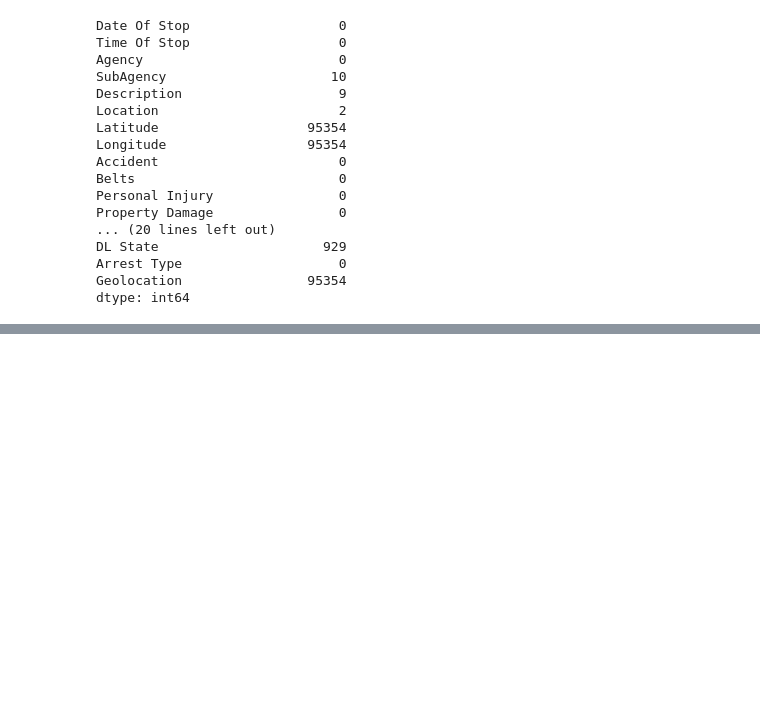
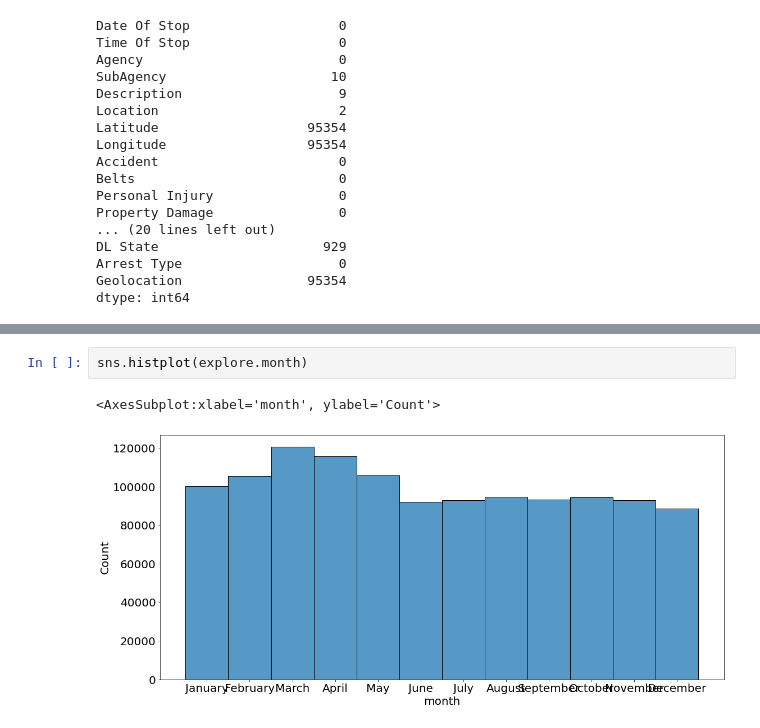
Before and after one commit to Chenchen070/Individual_project, a Jupyter notebook: workbook.ipynb, the cells around one changed output, grey strips where cells are left out. Drawn from its saved outputs; the diff is of its cells as text; blank space fills up the shorter version.

```diff
--- a/workbook.ipynb
+++ b/workbook.ipynb
@@ -358,0 +523,5 @@ dtype: int64
+# %%
+sns.histplot(explore.month)
+# %% [output]
+<AxesSubplot:xlabel='month', ylabel='Count'>
+[figure, added]
```
Also changed, not shown: parts of 18 cells of this notebook.
